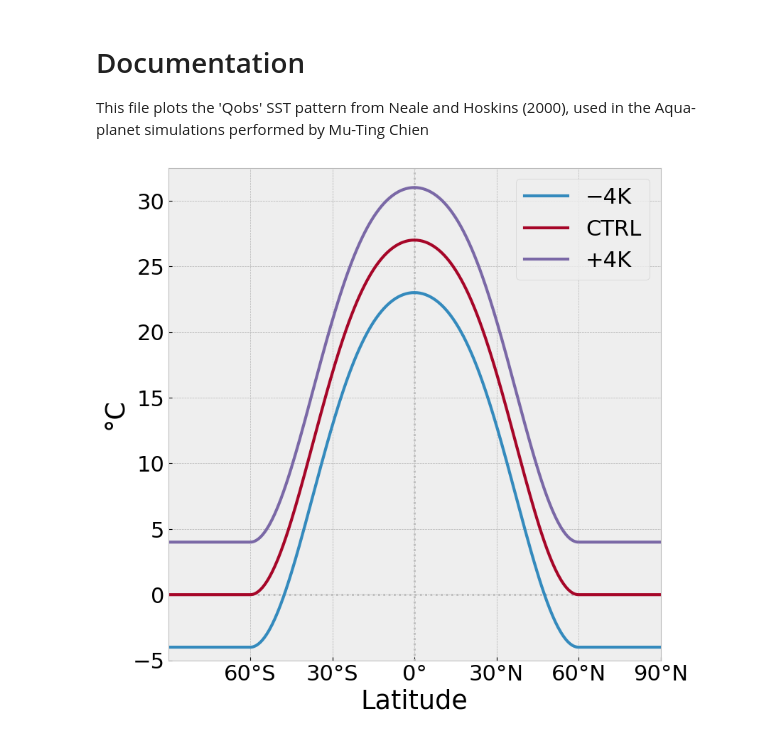
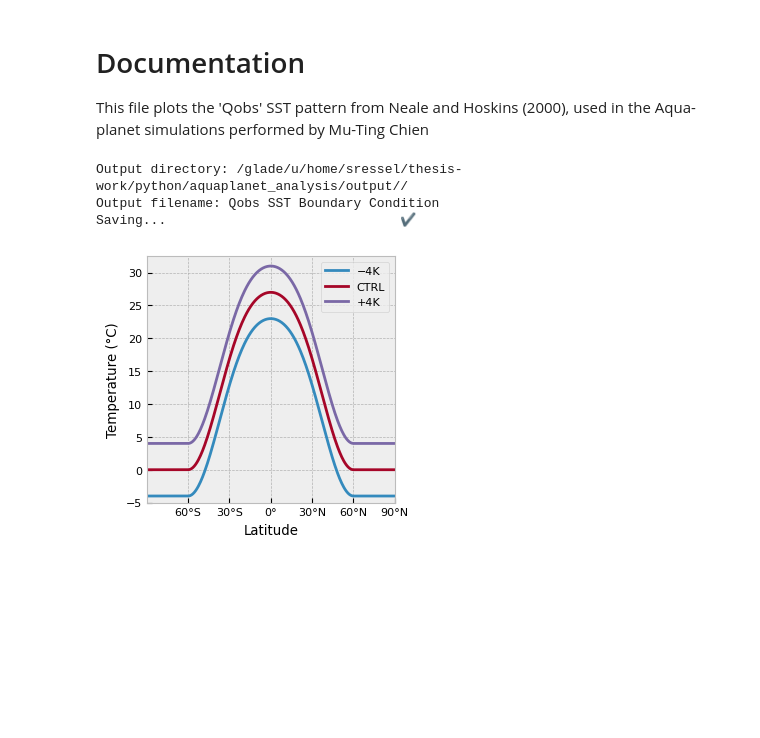
Before and after one commit to spencer-ressel/thesis-work, a Jupyter notebook: python/aquaplanet_analysis/plot_SST_pattern.ipynb, the cells around one changed output. Saved outputs shown, nothing was run; the diff lists cells and outputs as text; code cells hidden in the pictures; blank space fills up the shorter version.

```diff
--- a/python/aquaplanet_analysis/plot_SST_pattern.ipynb
+++ b/python/aquaplanet_analysis/plot_SST_pattern.ipynb
@@ -5,62 +5,70 @@ This file plots the 'Qobs' SST pattern from Neale and Hoskins (2000), used in th
 # %%
 import numpy as np
 import matplotlib.pyplot as plt
 import matplotlib.ticker as mticker
 sys.path.insert(0, "/glade/u/home/sressel/auxiliary_functions/")
 from config import *
 from bmh_colors import bmh_colors
 from tick_labeller import tick_labeller
 
 phi = np.arange(-90, 90.5, 0.5)
-SST = np.zeros_like(phi)
-SST[np.abs(phi) <= 60] = 27*(
+SST = {}
+SST['0K'] = np.zeros_like(phi)
+SST['0K'][np.abs(phi) <= 60] = 27*(
     1
     - 0.5*(np.sin(np.pi*phi[np.abs(phi) <= 60]/120)**2)
     - 0.5*(np.sin(np.pi*phi[np.abs(phi) <= 60]/120)**4)
 )
+SST['-4K'] = SST['0K'] - 4
+SST['4K'] = SST['0K'] + 4
 
+savefig = True
 plt.style.use('bmh')
-plt.rcParams.update({'font.size':22})
-[fig, ax] = plt.subplots(1, 1, figsize=(9,9))
-# ax.set_title("Aqua-planet SST Boundary Condition", pad=10)
-ax.axhline(y=0, ls=':', color='#bcbcbc')
-ax.axvline(x=0, ls=':', color='#bcbcbc')
-ax.plot(
-    phi,
-    SST-4,
-    color=bmh_colors(1),
-    label=experiments_array.sel(experiment='-4K')['name'].item(),
-    lw=3
-)
+plt.rcParams.update({'font.size':8})
+[fig, ax] = plt.subplots(1, 1, figsize=(3.2, 3.2))
 
-ax.plot(
-    phi,
-    SST,
-    color=bmh_colors(2),
-    label=experiments_array.sel(experiment='0K')['name'].item(),
-    lw=3
-)
+# ax.axhline(y=0, ls=':', color='#bcbcbc', lw=1.5)
+# ax.axvline(x=0, ls=':', color='#bcbcbc', lw=1.5)
 
-ax.plot(
-    phi,
-    SST+4,
-    color=bmh_colors(3),
-    label=experiments_array.sel(experiment='4K')['name'].item(),
-    lw=3
-)
+for index, experiment in enumerate(experiments_list):
 
+    ax.plot(
+        phi,
+        SST[experiment],
+        color=bmh_colors(index+1),
+        label=experiments_array.sel(experiment=experiment)['name'].item(),
+        lw=2
+    )
 
 ax.legend(loc='best')
 ax.set_xlim(-90,90)
 ax.set_xticks(np.arange(-90, 90+30, 30), labels=tick_labeller(np.arange(-90, 90+30, 30), 'lat', precision=0), ha='center')
 ax.set_xlabel('Latitude')
 ax.xaxis.set_major_locator(mticker.MaxNLocator(7, prune="lower"))
 ax.set_ylim(-5, 32.5)
 ax.set_yticks(np.arange(-5, 35, 5))
-ax.set_ylabel("°C")
-ax.set_aspect(np.abs((ax.get_xlim()[1] - ax.get_xlim()[0])/(ax.get_ylim()[1] - ax.get_ylim()[0])))
-# plt.show()
+ax.set_ylabel("Temperature (°C)")
+# ax.set_aspect(
+#     np.abs((ax.get_xlim()[1] - ax.get_xlim()[0])/(ax.get_ylim()[1] - ax.get_ylim()[0]))
+# )
 
-# plt.savefig(f"{aquaplanet_output_directory}/SST_pattern.png", dpi=500)
+output_filename = 'Qobs SST Boundary Condition'
+print(f"Output directory: {aquaplanet_output_directory}/")
+print(f"Output filename: {output_filename}")
+if savefig:
+    print(f"{f'Saving...':<{str_width-1}}", end="")
+    plt.savefig(
+        f"{aquaplanet_output_directory}/{output_filename}.pdf",
+        dpi=500,
+        bbox_inches="tight",
+    )
+    print(rf"{'✔':>1}")
+else:
+    print("Not Saving")
+
+plt.show()
 # %% [output]
+Output directory: /glade/u/home/sressel/thesis-work/python/aquaplanet_analysis/output//
+Output filename: Qobs SST Boundary Condition
+Saving...                              ✔
-[figure, old version]
+[figure, new version]
```
Also changed, not shown: 28 other files.
